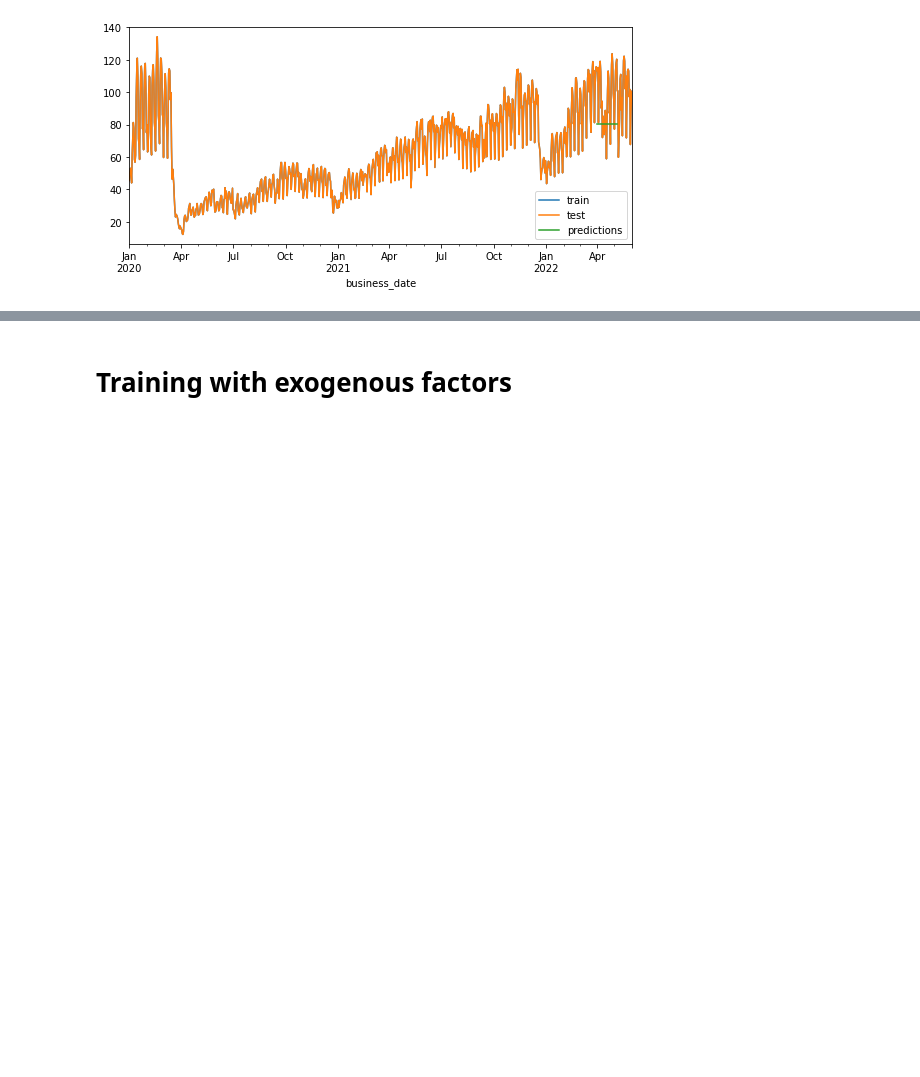
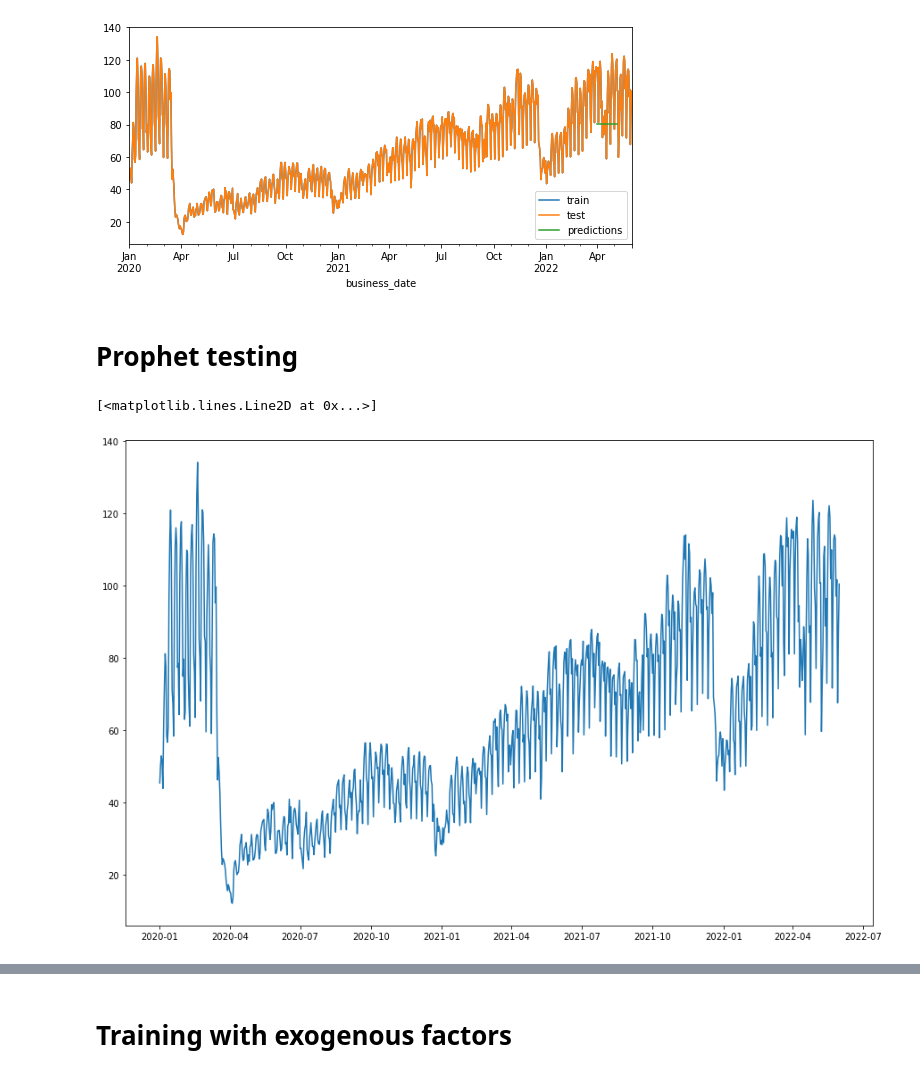
Before and after one commit to a01625364/prisma, a Jupyter notebook: ipynb/Evi2Ent3.ipynb, the cells around one changed output, grey strips where cells are left out. Saved outputs shown, nothing was run; the diff lists cells and outputs as text; code cells hidden in the pictures; blank space fills up the shorter version.

Commit message:
Update Evi2Ent3.ipynb
Added Prophet timeseries and predictions

```diff
--- a/ipynb/Evi2Ent3.ipynb
+++ b/ipynb/Evi2Ent3.ipynb
@@ -278,6 +280,8 @@ df_Final
 # %%
 # Agrupar rooms_occupied por promedio por dia
 df = df_Final.groupby([pd.Grouper(level=0, freq='D')])['rooms_occupied'].mean()
+df_Prophet = df_Final.groupby([pd.Grouper(level=0, freq='D')])['rooms_occupied'].mean()
+
 df
 # %% [output]
 business_date
@@ -314,0 +300,5 @@ df
+# %%
+# Crear nuevo Dataframe para el manejo de datos
+df =  pd.DataFrame(df)
+df_Prophet =  pd.DataFrame(df_Prophet)
+df
@@ -314,0 +320,4 @@ df
+# %%
+df_Prophet.reset_index(inplace=True)
+df_Prophet = pd.DataFrame(df_Prophet)
+df_Prophet
@@ -814,3 +837,5 @@ predictions3.plot(ax=ax, label='predictions')
 ax.legend();
 # %% [output]
 [figure]
+# %% [markdown]
+# Prophet testing
@@ -816,0 +853,7 @@ ax.legend();
+# %%
+#graficamos la serie de tiempo conforme al promedio del precio del aguacate
+plt.figure(figsize=(15,10))
+plt.plot(df_Prophet['business_date'],df_Prophet['rooms_occupied'])
+# %% [output]
+[<matplotlib.lines.Line2D at 0x...>]
+[figure, added]
```
Also changed, not shown: parts of 35 cells of this notebook.
